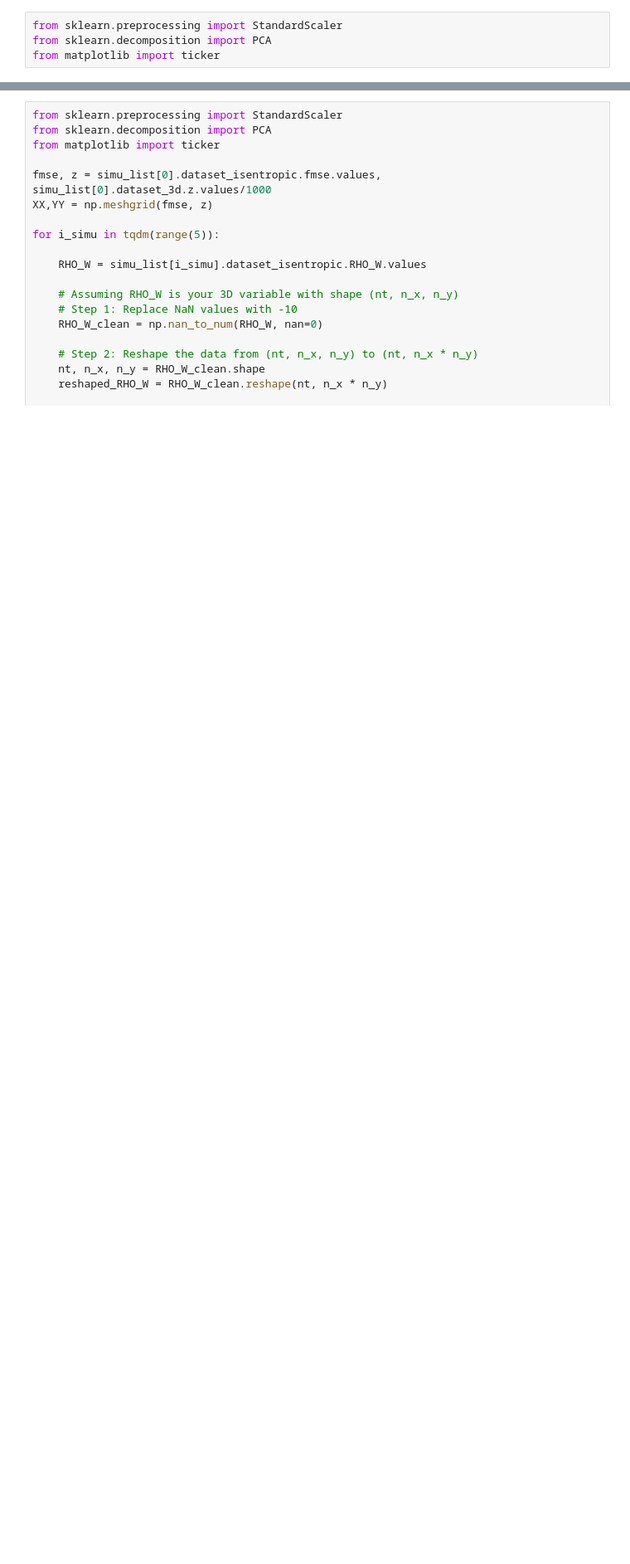
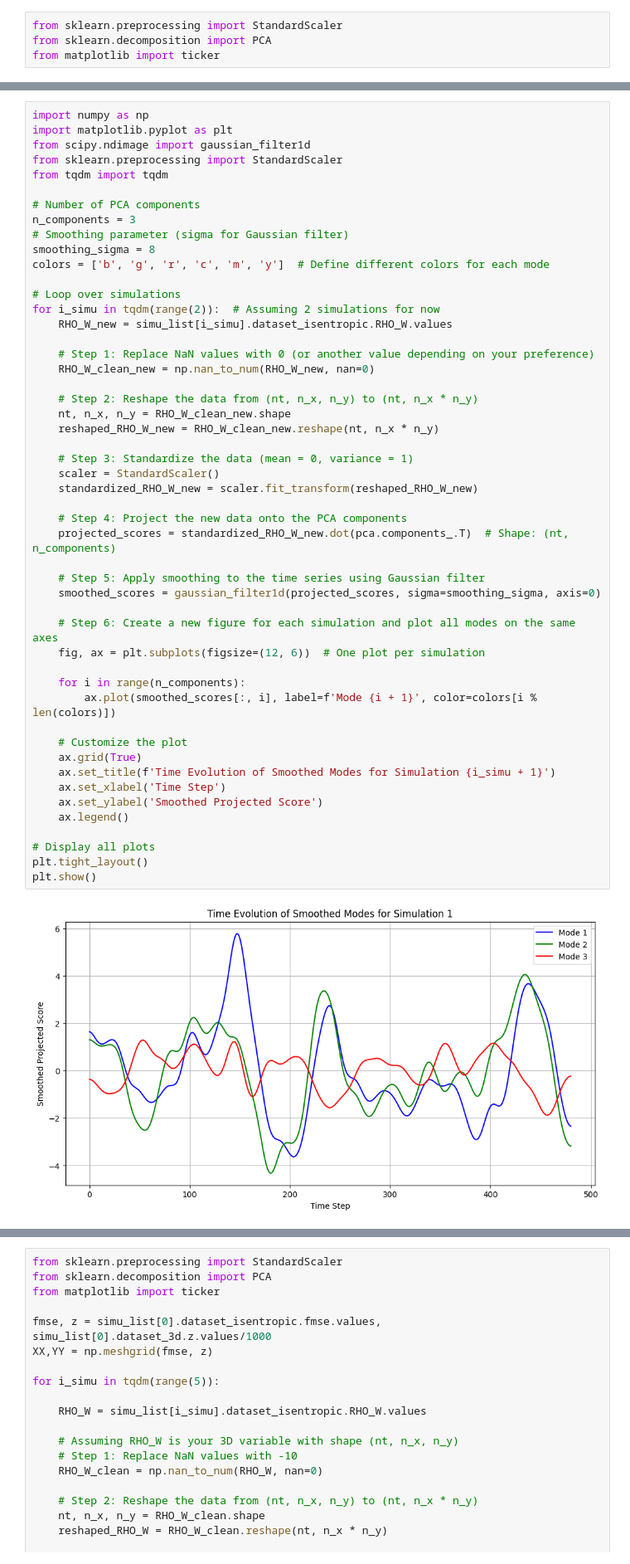
Before and after one commit to sososquirrel/DeepCloudLab, a Jupyter notebook: pySAMetrics/notebooks/isentropic_pca.ipynb, the cells around one changed output, grey strips where cells are left out. Shown at 83% size. Drawn from its saved outputs; the diff is of its cells as text; blank space fills up the shorter version.

```diff
--- a/pySAMetrics/notebooks/isentropic_pca.ipynb
+++ b/pySAMetrics/notebooks/isentropic_pca.ipynb
@@ -192,0 +283,52 @@ plt.show()
+# %%
+import numpy as np
+import matplotlib.pyplot as plt
+from scipy.ndimage import gaussian_filter1d
+from sklearn.preprocessing import StandardScaler
+from tqdm import tqdm
+
+# Number of PCA components
+n_components = 3
+# Smoothing parameter (sigma for Gaussian filter)
+smoothing_sigma = 8
+colors = ['b', 'g', 'r', 'c', 'm', 'y']  # Define different colors for each mode
+
+# Loop over simulations
+for i_simu in tqdm(range(2)):  # Assuming 2 simulations for now
+    RHO_W_new = simu_list[i_simu].dataset_isentropic.RHO_W.values
+
+    # Step 1: Replace NaN values with 0 (or another value depending on your preference)
+    RHO_W_clean_new = np.nan_to_num(RHO_W_new, nan=0)
+
+    # Step 2: Reshape the data from (nt, n_x, n_y) to (nt, n_x * n_y)
+    nt, n_x, n_y = RHO_W_clean_new.shape
+    reshaped_RHO_W_new = RHO_W_clean_new.reshape(nt, n_x * n_y)
+
+    # Step 3: Standardize the data (mean = 0, variance = 1)
+    scaler = StandardScaler()
+    standardized_RHO_W_new = scaler.fit_transform(reshaped_RHO_W_new)
+
+    # Step 4: Project the new data onto the PCA components
+    projected_scores = standardized_RHO_W_new.dot(pca.components_.T)  # Shape: (nt, n_components)
+
+    # Step 5: Apply smoothing to the time series using Gaussian filter
+    smoothed_scores = gaussian_filter1d(projected_scores, sigma=smoothing_sigma, axis=0)
+
+    # Step 6: Create a new figure for each simulation and plot all modes on the same axes
+    fig, ax = plt.subplots(figsize=(12, 6))  # One plot per simulation
+
+    for i in range(n_components):
+        ax.plot(smoothed_scores[:, i], label=f'Mode {i + 1}', color=colors[i % len(colors)])
+
+    # Customize the plot
+    ax.grid(True)
+    ax.set_title(f'Time Evolution of Smoothed Modes for Simulation {i_simu + 1}')
+    ax.set_xlabel('Time Step')
+    ax.set_ylabel('Smoothed Projected Score')
+    ax.legend()
+
+# Display all plots
+plt.tight_layout()
+plt.show()
+# %% [output]
+[figure, added]
```
Also changed, not shown: parts of 12 cells of this notebook, 23 other files.
